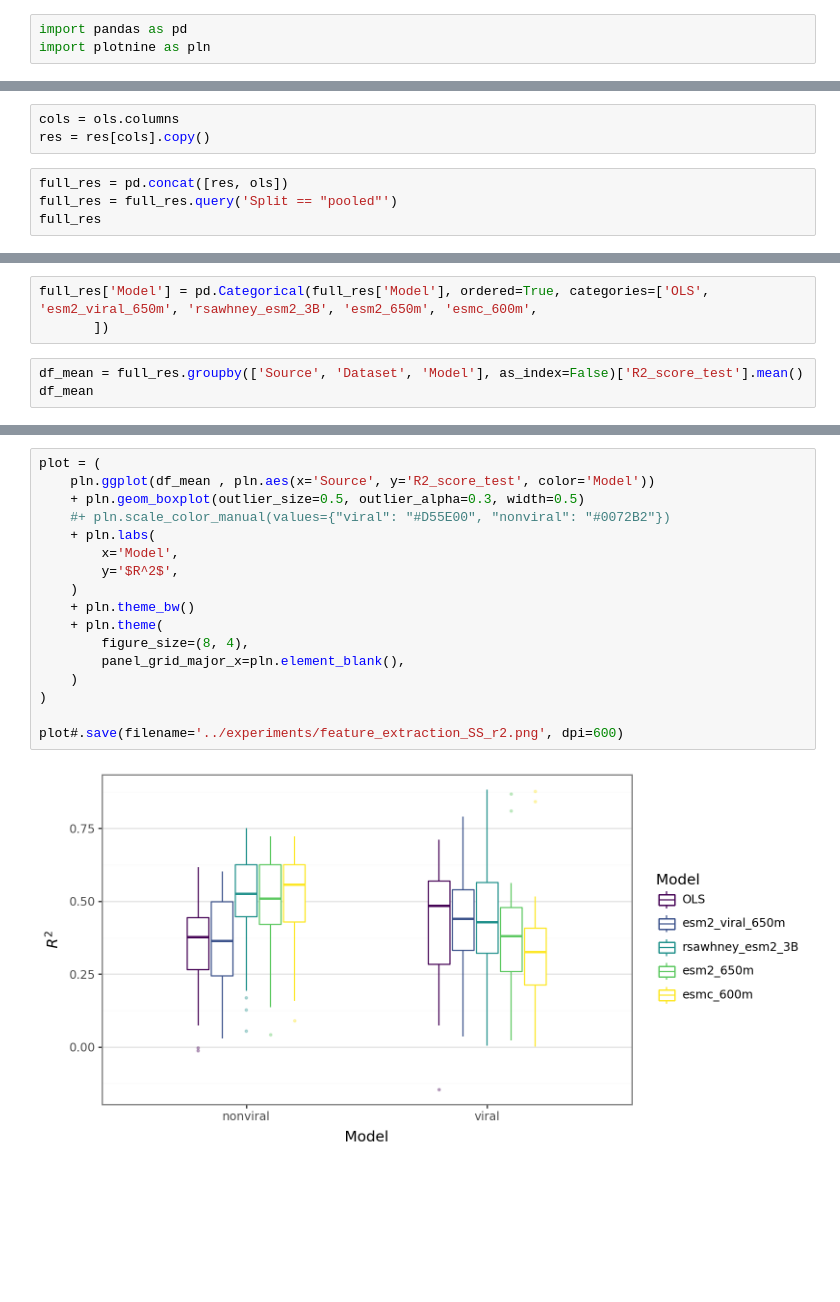
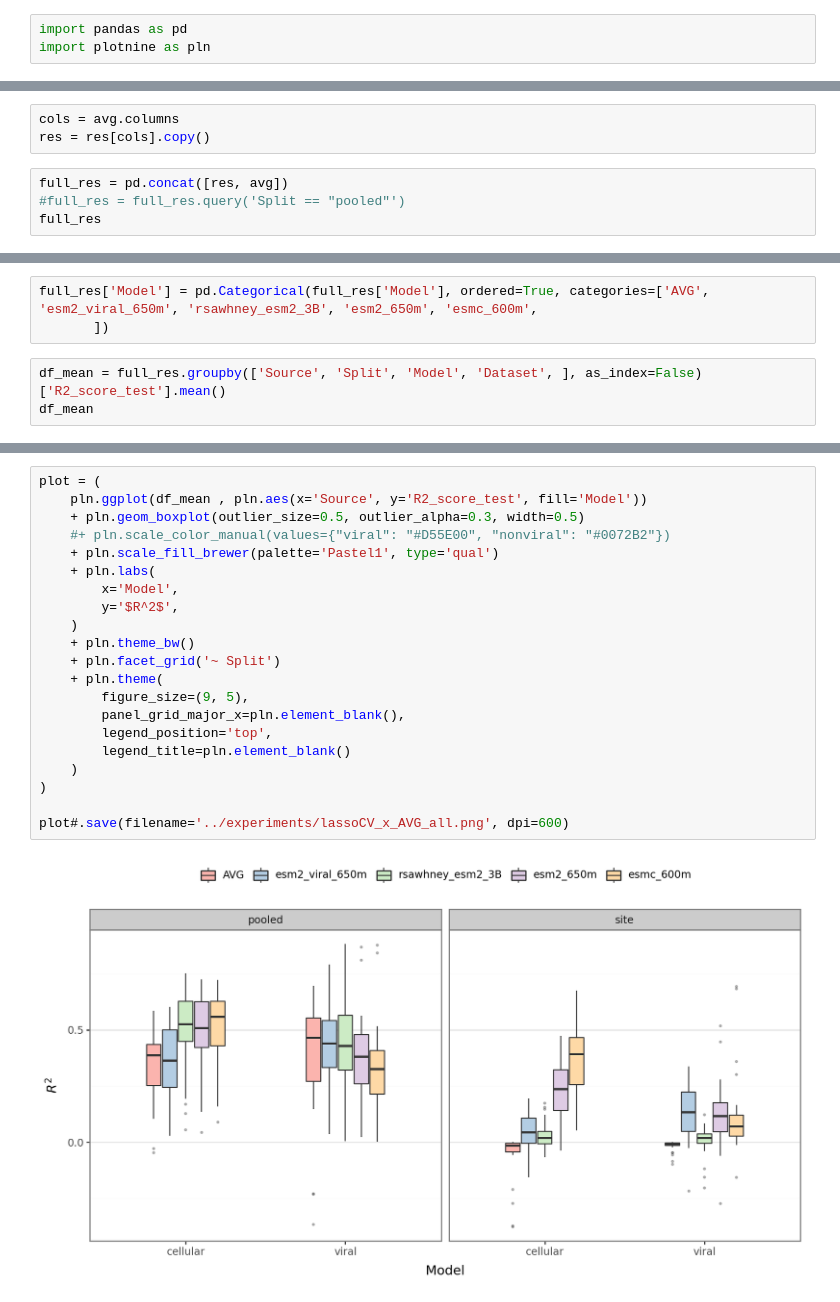
Before and after one commit to ziul-bio/DMS-SiteEffect-PLM, a Jupyter notebook: notebooks/results_lassoCV.ipynb, the cells around one changed output, grey strips where cells are left out. Drawn from its saved outputs; the diff is of its cells as text; blank space fills up the shorter version.

Commit message:
cleaning plots

```diff
--- a/notebooks/results_lassoCV.ipynb
+++ b/notebooks/results_lassoCV.ipynb
@@ -463,9 +231,9 @@ ols
 # %%
-cols = ols.columns
+cols = avg.columns
 res = res[cols].copy()
 # %%
-full_res = pd.concat([res, ols])
-full_res = full_res.query('Split == "pooled"')
+full_res = pd.concat([res, avg])
+#full_res = full_res.query('Split == "pooled"')
 full_res
 # %% [output]
 |  | Model | Fold | R2_score_train | MAE_score_train | RMSE_score_train | R2_score_test | MAE_score_test | ... |
@@ -484,7 +252,7 @@ full_res
 # %%
-full_res['Model'] = pd.Categorical(full_res['Model'], ordered=True, categories=['OLS', 'esm2_viral_650m', 'rsawhney_esm2_3B', 'esm2_650m', 'esmc_600m',
+full_res['Model'] = pd.Categorical(full_res['Model'], ordered=True, categories=['AVG', 'esm2_viral_650m', 'rsawhney_esm2_3B', 'esm2_650m', 'esmc_600m',
        ])
 # %%
-df_mean = full_res.groupby(['Source', 'Dataset', 'Model'], as_index=False)['R2_score_test'].mean()
+df_mean = full_res.groupby(['Source', 'Split', 'Model', 'Dataset', ], as_index=False)['R2_score_test'].mean()
 df_mean
 # %% [output]
@@ -504,19 +272,23 @@ df_mean
 # %%
 plot = (
-    pln.ggplot(df_mean , pln.aes(x='Source', y='R2_score_test', color='Model'))
+    pln.ggplot(df_mean , pln.aes(x='Source', y='R2_score_test', fill='Model'))
     + pln.geom_boxplot(outlier_size=0.5, outlier_alpha=0.3, width=0.5)
     #+ pln.scale_color_manual(values={"viral": "#D55E00", "nonviral": "#0072B2"})
+    + pln.scale_fill_brewer(palette='Pastel1', type='qual')
     + pln.labs(
         x='Model',
         y='$R^2$',
     )
     + pln.theme_bw()
+    + pln.facet_grid('~ Split')
     + pln.theme(
-        figure_size=(8, 4),
+        figure_size=(9, 5),
         panel_grid_major_x=pln.element_blank(),
+        legend_position='top',
+        legend_title=pln.element_blank()
     )
 )
 
-plot#.save(filename='../experiments/feature_extraction_SS_r2.png', dpi=600)
+plot#.save(filename='../experiments/lassoCV_x_AVG_all.png', dpi=600)
 # %% [output]
-[figure, old version]
+[figure, new version]
```
Also changed, not shown: parts of 29 cells of this notebook.
